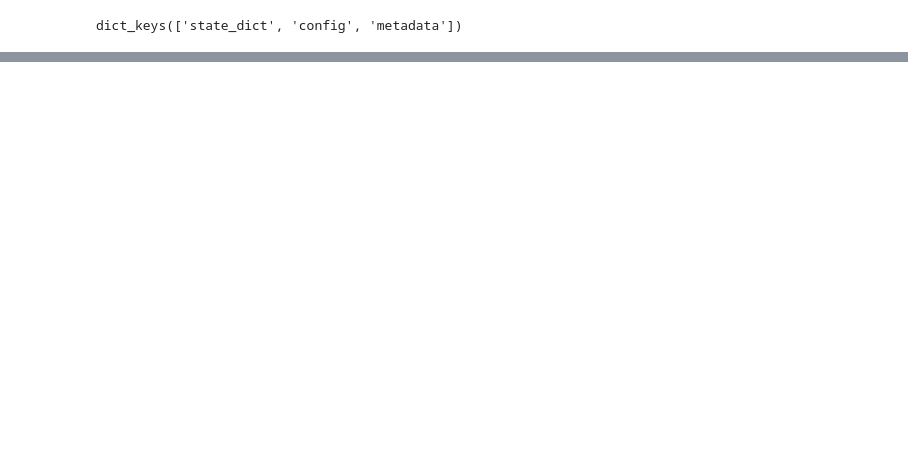
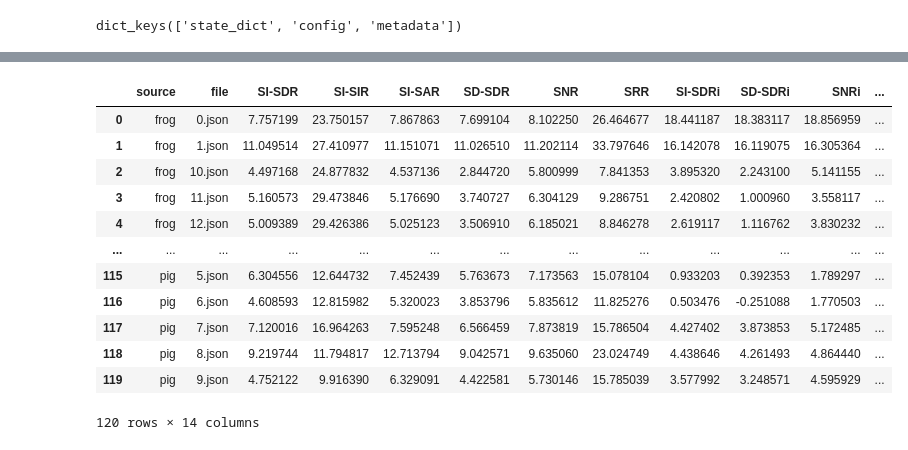
Before and after one commit to Elisheva-Shiri/Sorona_wav, a Jupyter notebook: 2_train_&_test.ipynb, the cells around one changed output, grey strips where cells are left out. Cells and saved outputs as stored; diff of their text form; code cells hidden in the pictures; blank space fills up the shorter version.

```diff
--- a/2_train_&_test.ipynb
+++ b/2_train_&_test.ipynb
@@ -391,0 +497,16 @@ train_dataset: {'name': 'dataset_v3', 'stft_params': STFTParams(window_length=25
+# %%
+df
+# %% [output]
+|  | source | file | SI-SDR | SI-SIR | SI-SAR | SD-SDR | SNR | SRR | SI-SDRi | SD-SDRi | SNRi | ... |
+| 0 | frog | 0.json | 7.757199 | 23.750157 | 7.867863 | 7.699104 | 8.102250 | 26.464677 | 18.441187 | 18.383117 | 18.856959 | ... |
+| 1 | frog | 1.json | 11.049514 | 27.410977 | 11.151071 | 11.026510 | 11.202114 | 33.797646 | 16.142078 | 16.119075 | 16.305364 | ... |
+| 2 | frog | 10.json | 4.497168 | 24.877832 | 4.537136 | 2.844720 | 5.800999 | 7.841353 | 3.895320 | 2.243100 | 5.141155 | ... |
+| 3 | frog | 11.json | 5.160573 | 29.473846 | 5.176690 | 3.740727 | 6.304129 | 9.286751 | 2.420802 | 1.000960 | 3.558117 | ... |
+| 4 | frog | 12.json | 5.009389 | 29.426386 | 5.025123 | 3.506910 | 6.185021 | 8.846278 | 2.619117 | 1.116762 | 3.830232 | ... |
+| ... | ... | ... | ... | ... | ... | ... | ... | ... | ... | ... | ... | ... |
+| 115 | pig | 5.json | 6.304556 | 12.644732 | 7.452439 | 5.763673 | 7.173563 | 15.078104 | 0.933203 | 0.392353 | 1.789297 | ... |
+| 116 | pig | 6.json | 4.608593 | 12.815982 | 5.320023 | 3.853796 | 5.835612 | 11.825276 | 0.503476 | -0.251088 | 1.770503 | ... |
+| 117 | pig | 7.json | 7.120016 | 16.964263 | 7.595248 | 6.566459 | 7.873819 | 15.786504 | 4.427402 | 3.873853 | 5.172485 | ... |
+| 118 | pig | 8.json | 9.219744 | 11.794817 | 12.713794 | 9.042571 | 9.635060 | 23.024749 | 4.438646 | 4.261493 | 4.864440 | ... |
+| 119 | pig | 9.json | 4.752122 | 9.916390 | 6.329091 | 4.422581 | 5.730146 | 15.785039 | 3.577992 | 3.248571 | 4.595929 | ... |
+120 rows × 14 columns
```
Also changed, not shown: parts of 20 cells of this notebook, 1 other file.
